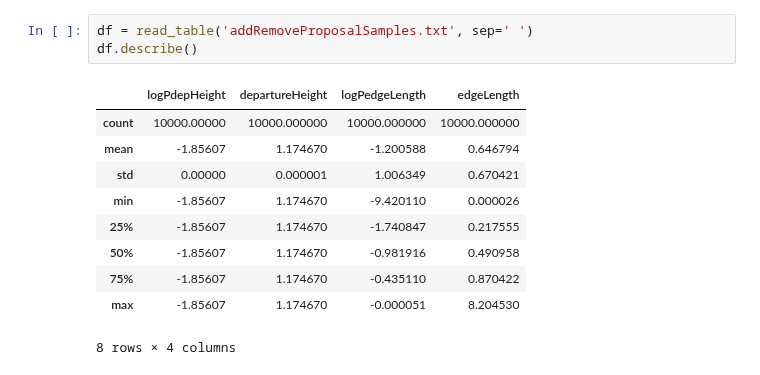
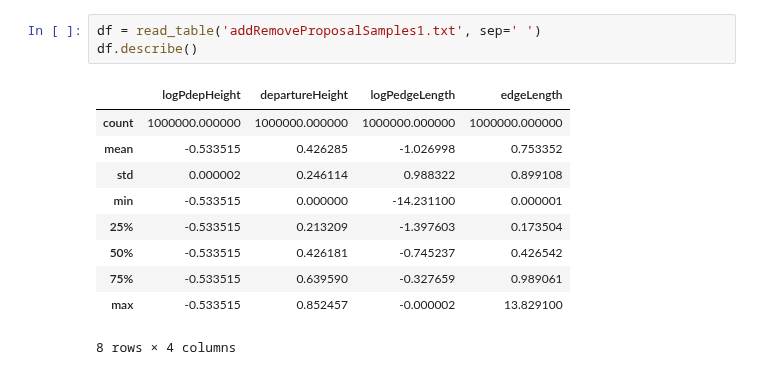
Before and after one commit to tgvaughan/bacter, a Jupyter notebook: examples/Debugging_HR.ipynb, the cells around one changed output. Cells and saved outputs as stored; diff of their text form.

```diff
--- a/examples/Debugging_HR.ipynb
+++ b/examples/Debugging_HR.ipynb
@@ -13,14 +19,14 @@ This problem probably has to do with the add/remove proposal kernal.  I have a u
 # %%
-df = read_table('addRemoveProposalSamples.txt', sep=' ')
+df = read_table('addRemoveProposalSamples1.txt', sep=' ')
 df.describe()
 # %% [output]
 |  | logPdepHeight | departureHeight | logPedgeLength | edgeLength |
-| count | 10000.00000 | 10000.000000 | 10000.000000 | 10000.000000 |
-| mean | -1.85607 | 1.174670 | -1.200588 | 0.646794 |
-| std | 0.00000 | 0.000001 | 1.006349 | 0.670421 |
-| min | -1.85607 | 1.174670 | -9.420110 | 0.000026 |
-| 25% | -1.85607 | 1.174670 | -1.740847 | 0.217555 |
-| 50% | -1.85607 | 1.174670 | -0.981916 | 0.490958 |
-| 75% | -1.85607 | 1.174670 | -0.435110 | 0.870422 |
-| max | -1.85607 | 1.174670 | -0.000051 | 8.204530 |
+| count | 1000000.000000 | 1000000.000000 | 1000000.000000 | 1000000.000000 |
+| mean | -0.533515 | 0.426285 | -1.026998 | 0.753352 |
+| std | 0.000002 | 0.246114 | 0.988322 | 0.899108 |
+| min | -0.533515 | 0.000000 | -14.231100 | 0.000001 |
+| 25% | -0.533515 | 0.213209 | -1.397603 | 0.173504 |
+| 50% | -0.533515 | 0.426181 | -0.745237 | 0.426542 |
+| 75% | -0.533515 | 0.639590 | -0.327659 | 0.989061 |
+| max | -0.533515 | 0.852457 | -0.000002 | 13.829100 |
 8 rows × 4 columns
```
Also changed, not shown: parts of 11 cells of this notebook, 1 other file.
